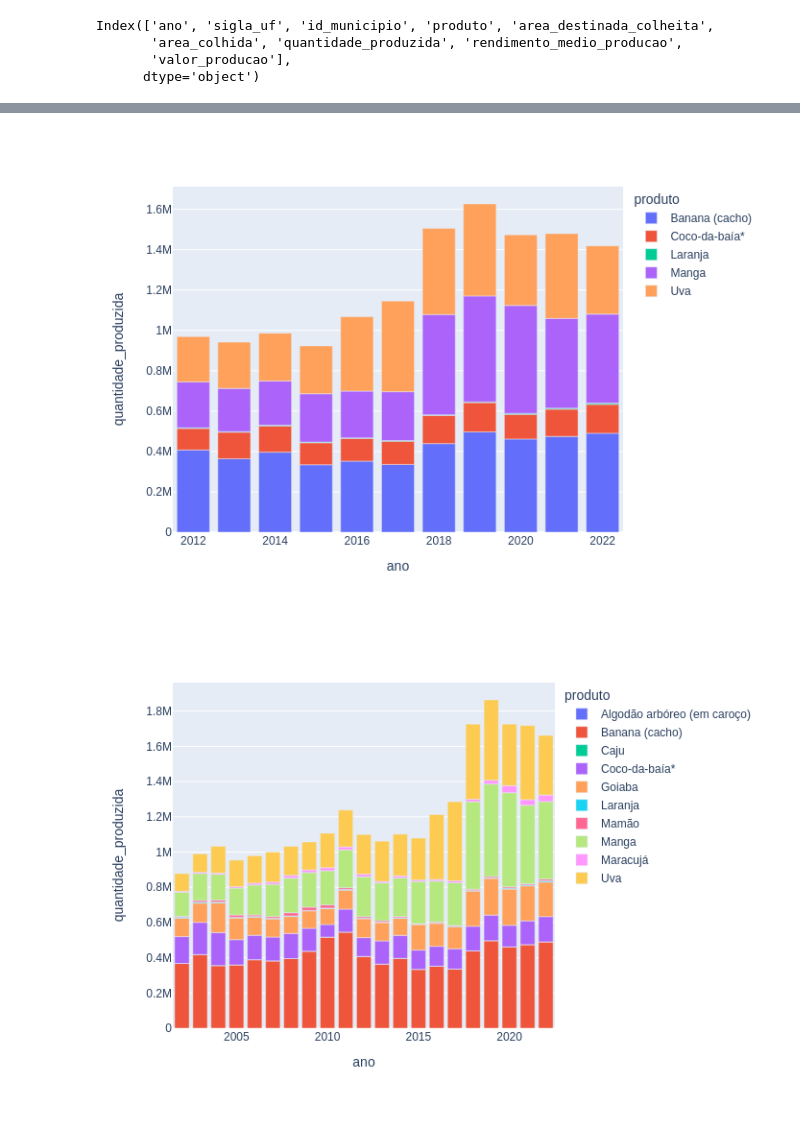
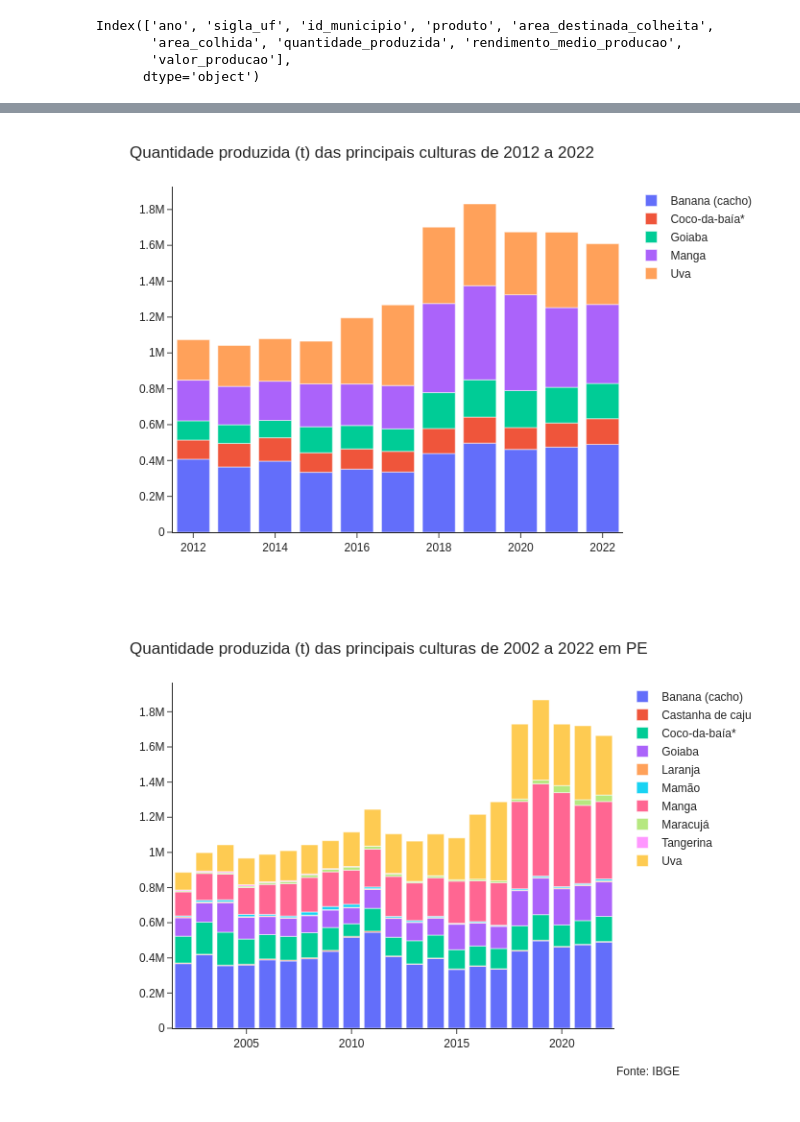
Before and after one commit to luizantoniont/analises-exploratorias-dados, a Jupyter notebook: EDA_pam_permanentes.ipynb, the cells around one changed output, grey strips where cells are left out. Cells and saved outputs as stored; diff of their text form; code cells hidden in the pictures.

```diff
--- a/EDA_pam_permanentes.ipynb
+++ b/EDA_pam_permanentes.ipynb
@@ -96,3 +108,5 @@ df.head(20)
+# %%
+df = df.dropna(subset=['area_destinada_colheita', 'area_colhida', 'quantidade_produzida', 'rendimento_medio_producao', 'valor_producao'])
 # %%
 df.describe()
 # %% [output]
@@ -223,16 +294,43 @@ fig.show('png')
 # %%
-fig = px.bar(df_top5_produtos_por_ano_filtrado, x='ano', y='quantidade_produzida', color='produto')
+fig = px.bar(df_top5_produtos_por_ano_filtrado, x='ano', y='quantidade_produzida',
+             color='produto')
+fig.update_layout(title='Quantidade produzida (t) das principais culturas de 2012 a 2022',
+                  xaxis_title='',
+                  yaxis_title='',
+                  legend_title_text='',
+                  template='simple_white')
 fig.show('png')
 # %% [output]
-[figure, old version]
+[figure, new version]
 # %%
 df_top10_produtos_por_ano = df[df['produto'].isin(df_top10_produtos['produto'])].groupby(['produto', 'ano'])['quantidade_produzida'].sum().reset_index()
 df_top10_produtos_por_ano_filtrado = df_top10_produtos_por_ano[(df_top10_produtos_por_ano['ano'] >= 2002) & (df_top10_produtos_por_ano['ano'] <= 2022)]
 
-fig = px.bar(df_top10_produtos_por_ano_filtrado, x='ano', y='quantidade_produzida', color='produto')
+fig = px.bar(df_top10_produtos_por_ano_filtrado, x='ano', y='quantidade_produzida',
+             color='produto')
+fig.update_layout(title='Quantidade produzida (t) das principais culturas de 2002 a 2022 em PE',
+                  xaxis_title='',
+                  yaxis_title='',
+                  legend_title_text='',
+                  template='simple_white')
+fig.update_layout(
+    annotations=[
+        dict(
+            xref='paper',
+            yref='paper',
+            x=1,
+            y=-0.1,  # Ajuste a coordenada y para posicionar o rodapé abaixo do gráfico
+            xanchor='left',
+            yanchor='top',
+            text='Fonte: IBGE',
+            font=dict(size=12),
+            showarrow=False
+        )
+    ]
+)
 fig.show('png')
 # %% [output]
-[figure, old version]
+[figure, new version]
 # %%
 df_area_por_ano = df[df['ano'] > 1987].groupby('ano')[['area_destinada_colheita', 'area_colhida']].sum().reset_index()
 df_area_por_ano
```
Also changed, not shown: parts of 51 cells of this notebook.
